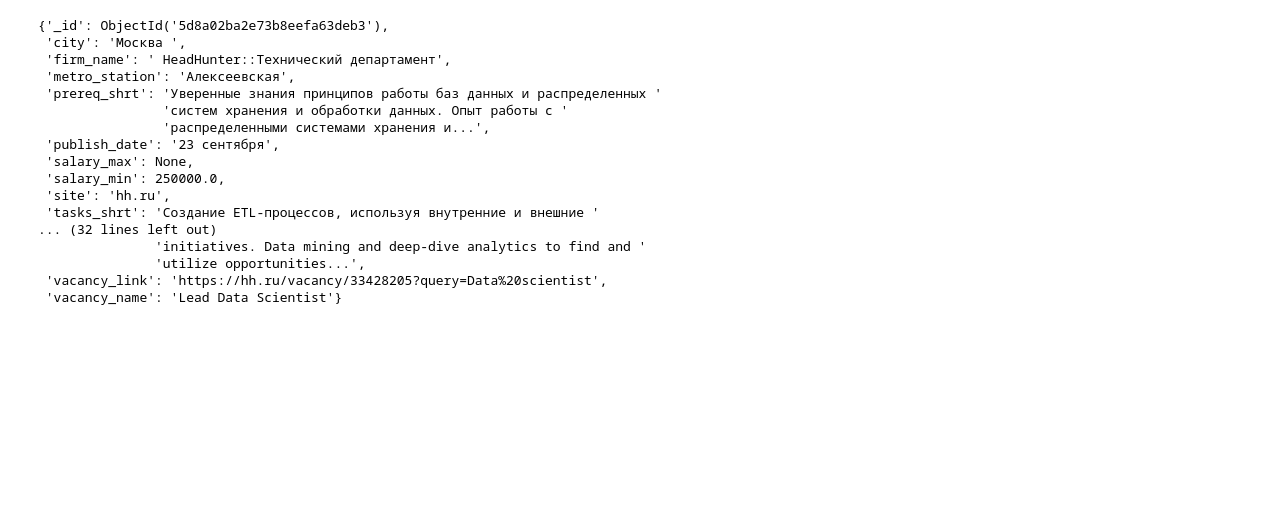
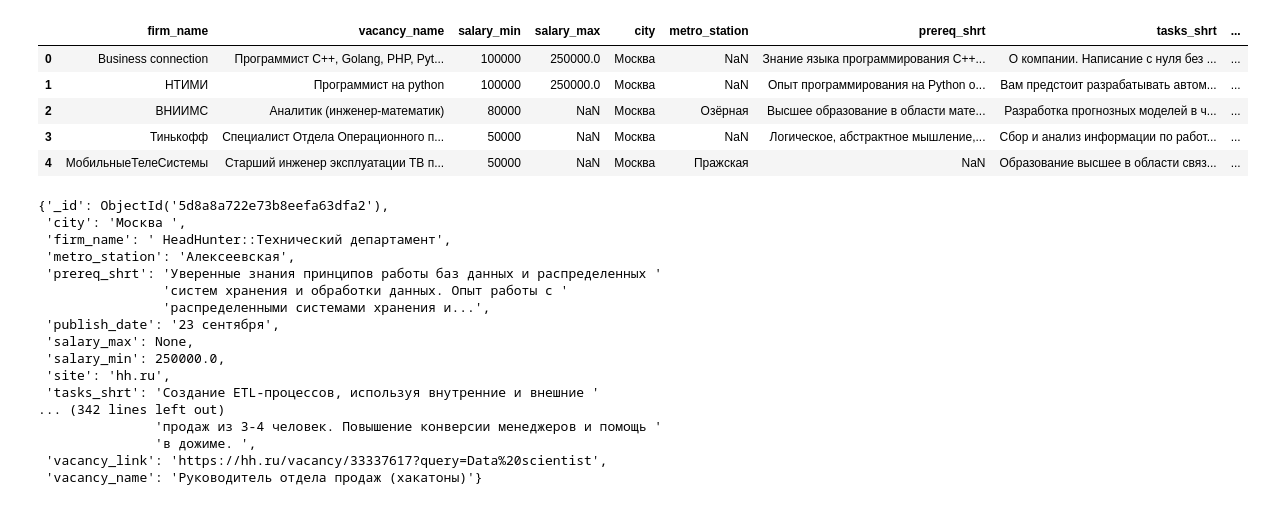
Before and after one commit to Nickel-nc/GU_PSC, a Jupyter notebook: PSC_Task_3/PSC_3.ipynb, the cells around one changed output. Saved outputs shown, nothing was run; the diff lists cells and outputs as text; code cells hidden in the pictures; blank space fills up the shorter version.

```diff
--- a/PSC_Task_3/PSC_3.ipynb
+++ b/PSC_Task_3/PSC_3.ipynb
@@ -24,3 +27,12 @@ df.head()
+# %%
+df_sj.head()
+# %% [output]
+|  | firm_name | vacancy_name | salary_min | salary_max | city | metro_station | prereq_shrt | tasks_shrt | ... |
+| 0 | Business connection | Программист С++, Golang, PHP, Pyt... | 100000 | 250000.0 | Москва | NaN | Знание языка программирования C++... | О компании. Написание с нуля без ... | ... |
+| 1 | НТИМИ | Программист на python | 100000 | 250000.0 | Москва | NaN | Опыт программирования на Python о... | Вам предстоит разрабатывать автом... | ... |
+| 2 | ВНИИМС | Аналитик (инженер-математик) | 80000 | NaN | Москва | Озёрная | Высшее образование в области мате... | Разработка прогнозных моделей в ч... | ... |
+| 3 | Тинькофф | Специалист Отдела Операционного п... | 50000 | NaN | Москва | NaN | Логическое, абстрактное мышление,... | Сбор и анализ информации по работ... | ... |
+| 4 | МобильныеТелеСистемы | Старший инженер эксплуатации ТВ п... | 50000 | NaN | Москва | Пражская | NaN | Образование высшее в области связ... | ... |
 # %%
 # Inserts pandas dataframe to colletion
 def df_to_db(df, db_collection):
@@ -43,9 +56,9 @@ def show_search_results(gt_amount, func, params):
     for item in n:
         pprint(item)
 # %%
-show_search_results(gt_amount, func, params)
+show_search_results(jobs_hh, gt_amount, func, params)
 # %% [output]
-{'_id': ObjectId('5d8a02ba2e73b8eefa63deb3'),
+{'_id': ObjectId('5d8a8a722e73b8eefa63dfa2'),
  'city': 'Москва ',
  'firm_name': ' HeadHunter::Технический департамент',
  'metro_station': 'Алексеевская',
@@ -57,8 +70,8 @@ show_search_results(gt_amount, func, params)
  'salary_min': 250000.0,
  'site': 'hh.ru',
  'tasks_shrt': 'Создание ETL-процессов, используя внутренние и внешние '
-... (32 lines left out)
-               'initiatives. Data mining and deep-dive analytics to find and '
-               'utilize opportunities...',
- 'vacancy_link': 'https://hh.ru/vacancy/33428205?query=Data%20scientist',
- 'vacancy_name': 'Lead Data Scientist'}
+... (342 lines left out)
+               'продаж из 3-4 человек. Повышение конверсии менеджеров и помощь '
+               'в дожиме. ',
+ 'vacancy_link': 'https://hh.ru/vacancy/33337617?query=Data%20scientist',
+ 'vacancy_name': 'Руководитель отдела продаж (хакатоны)'}
```
Also changed, not shown: parts of 7 cells of this notebook.
